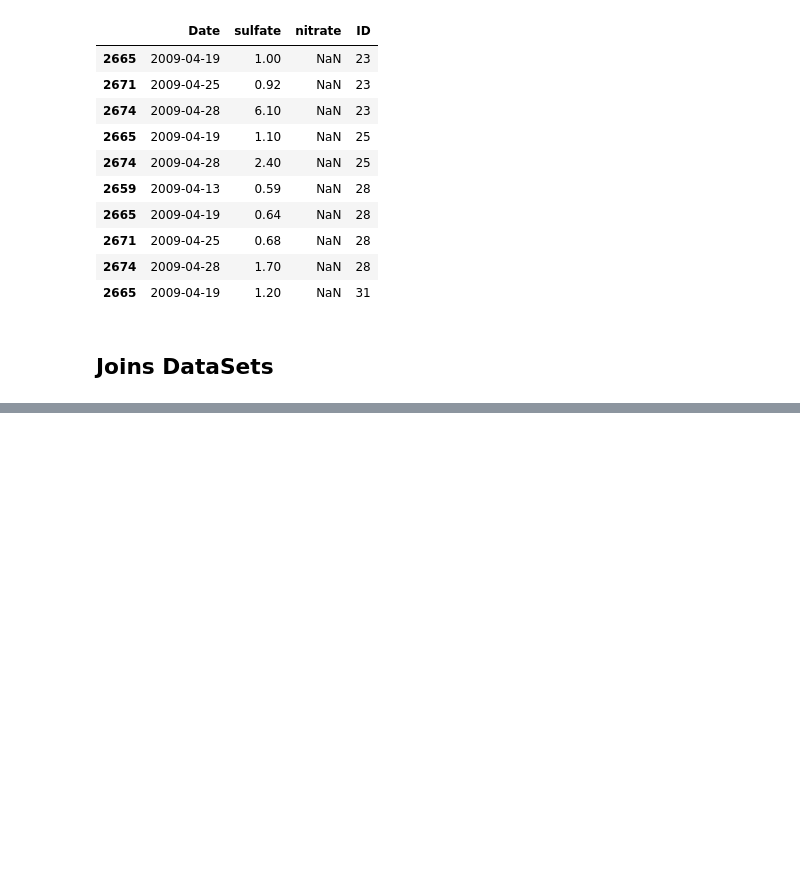
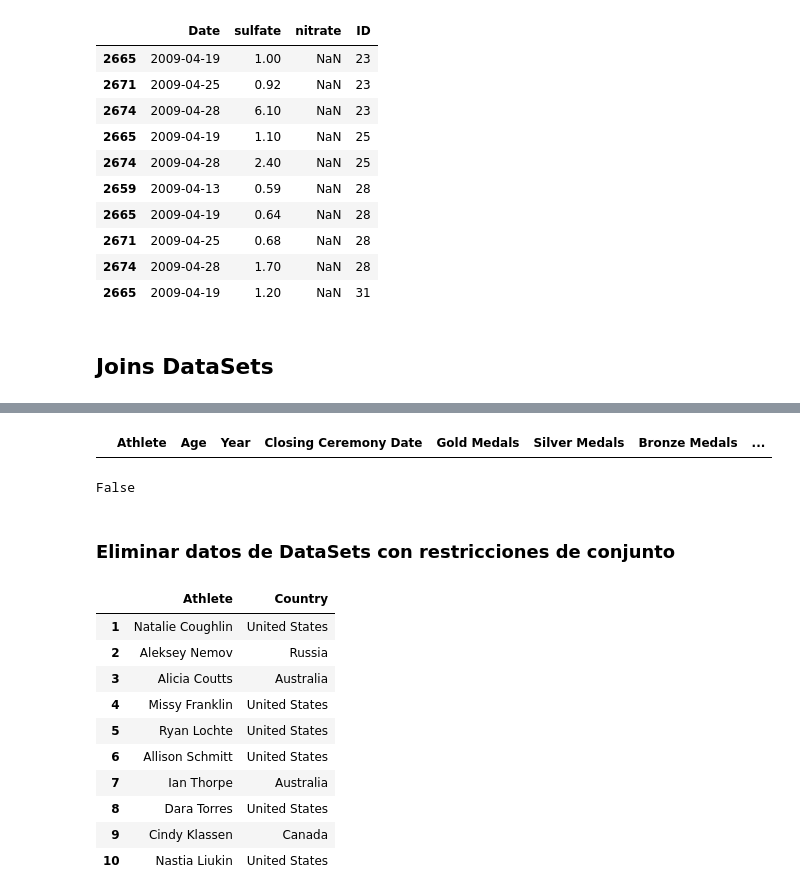
Before and after one commit to Jovamih/PythonProyectos, a Jupyter notebook: UdemyProyectos/Data Cleaning- Concatenacion de datos.ipynb, the cells around one changed output, grey strips where cells are left out. Saved outputs shown, nothing was run; the diff lists cells and outputs as text; code cells hidden in the pictures; blank space fills up the shorter version.

```diff
--- a/UdemyProyectos/Data Cleaning- Concatenacion de datos.ipynb
+++ b/UdemyProyectos/Data Cleaning- Concatenacion de datos.ipynb
@@ -197,0 +247,31 @@ data_main.head()
+# %%
+data_mcs=pd.merge(left=data_main_country,right=data_sport, on='Athlete',how='inner')
+data_mcs[data_mcs.Sport.isnull()]
+
+#nos retorna DataFrame vacio lo que significa que todos los atletas estan registrados con un deporte
+#especifico (no nulos)
+# %% [output]
+|  | Athlete | Age | Year | Closing Ceremony Date | Gold Medals | Silver Medals | Bronze Medals | ... |
+# %%
+data_mcs.Sport.isnull().any()
+# %% [output]
+False
+# %% [markdown]
+### Eliminar datos de DataSets con restricciones de conjunto
+# %%
+names_filter=np.random.choice(data_main['Athlete'],size=10,replace=False)
+data_country_dlt=data_country_dp[~data_country_dp['Athlete'].isin(names_filter)]
+
+data_country_dlt.head(10)
+# %% [output]
+|  | Athlete | Country |
+| 1 | Natalie Coughlin | United States |
+| 2 | Aleksey Nemov | Russia |
+| 3 | Alicia Coutts | Australia |
+| 4 | Missy Franklin | United States |
+| 5 | Ryan Lochte | United States |
+| 6 | Allison Schmitt | United States |
+| 7 | Ian Thorpe | Australia |
+| 8 | Dara Torres | United States |
+| 9 | Cindy Klassen | Canada |
+| 10 | Nastia Liukin | United States |
```
Also changed, not shown: parts of 5 cells of this notebook, 1 other file.
